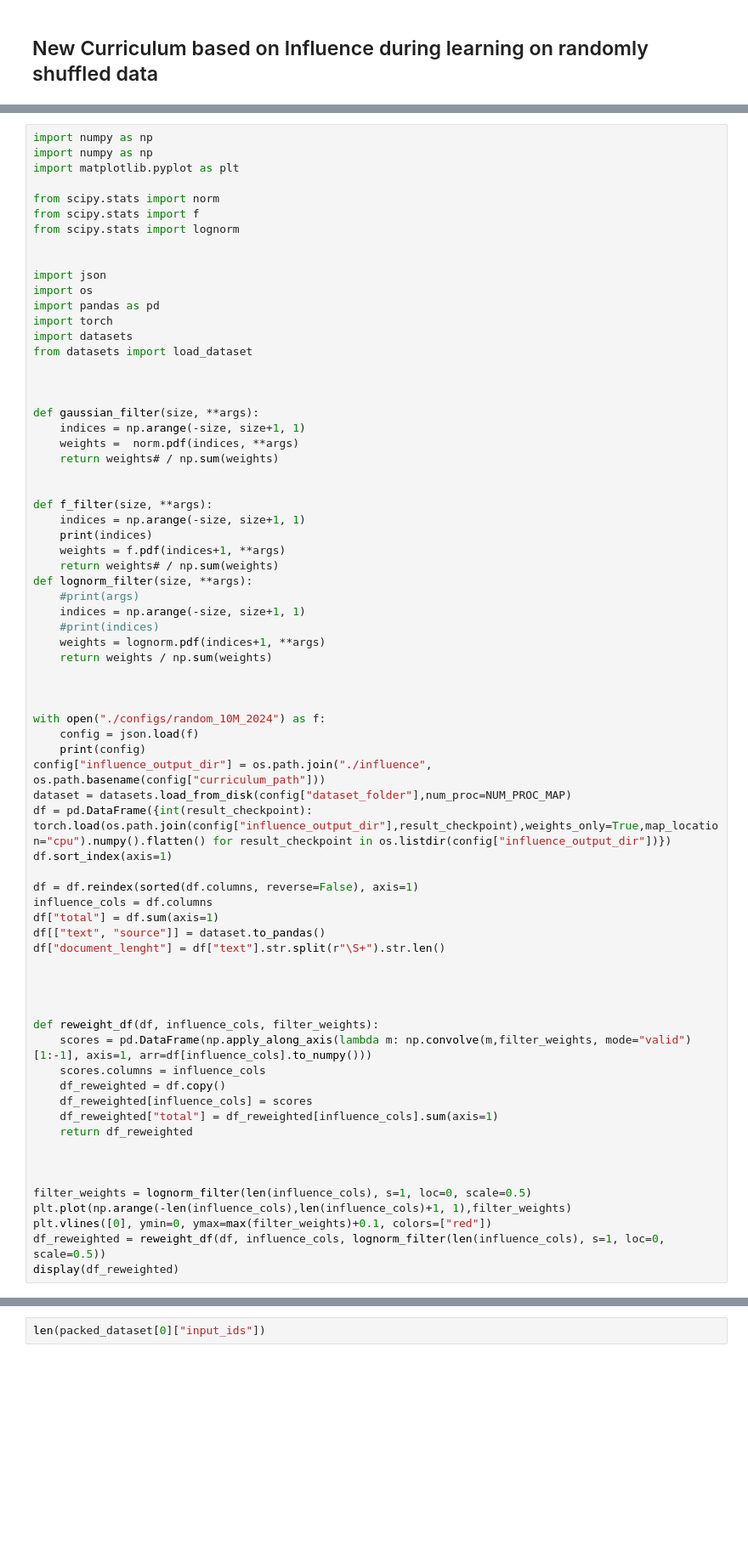
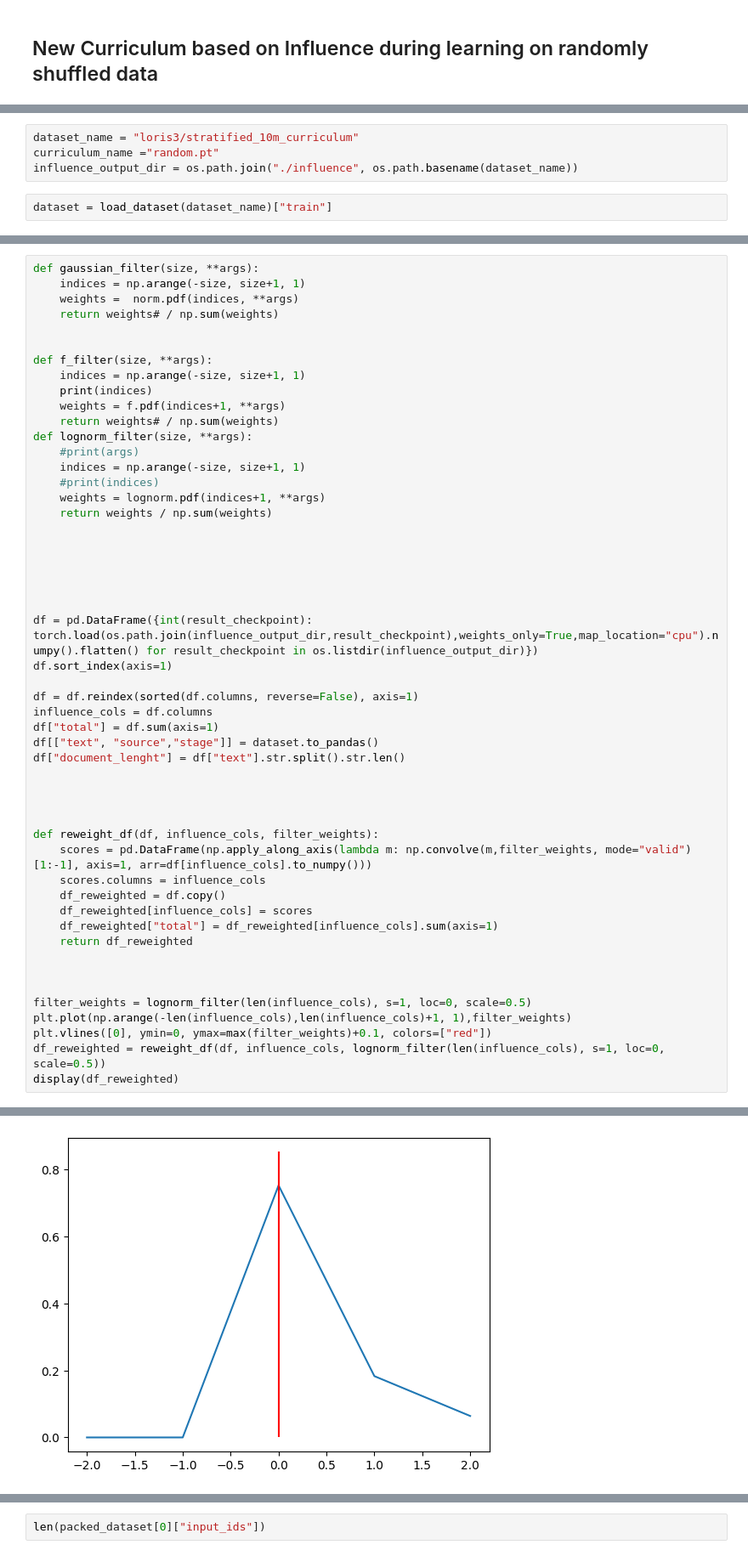
Before and after one commit to loris3/babylm, a Jupyter notebook: curricula.ipynb, the cells around one changed output, grey strips where cells are left out. Shown at 85% size. Saved outputs shown, nothing was run; the diff lists cells and outputs as text; blank space fills up the shorter version.

Commit message:
before reimplementing ifnfluence based curriculum creation

```diff
--- a/curricula.ipynb
+++ b/curricula.ipynb
@@ -412,0 +430,6 @@ gzfh9w0ufpokölm,ls.
+# %%
+dataset_name = "loris3/stratified_10m_curriculum"
+curriculum_name ="random.pt"
+influence_output_dir = os.path.join("./influence", os.path.basename(dataset_name))
+# %%
+dataset = load_dataset(dataset_name)["train"]
@@ -413,22 +454,4 @@ gzfh9w0ufpokölm,ls.
 # %%
-import numpy as np
-import numpy as np
-import matplotlib.pyplot as plt
-
-from scipy.stats import norm
-from scipy.stats import f
-from scipy.stats import lognorm
-
-
-import json
-import os
-import pandas as pd
-import torch
-import datasets
-from datasets import load_dataset
-
-
-
 def gaussian_filter(size, **args):
     indices = np.arange(-size, size+1, 1)
     weights =  norm.pdf(indices, **args)
@@ -449,19 +472,17 @@ def lognorm_filter(size, **args):
 
 
 
-with open("./configs/random_10M_2024") as f:
-    config = json.load(f)
-    print(config)
-config["influence_output_dir"] = os.path.join("./influence", os.path.basename(config["curriculum_path"]))
-dataset = datasets.load_from_disk(config["dataset_folder"],num_proc=NUM_PROC_MAP)
-df = pd.DataFrame({int(result_checkpoint): torch.load(os.path.join(config["influence_output_dir"],result_checkpoint),weights_only=True,map_location="cpu").numpy().flatten() for result_checkpoint in os.listdir(config["influence_output_dir"])})
+
+
+
+df = pd.DataFrame({int(result_checkpoint): torch.load(os.path.join(influence_output_dir,result_checkpoint),weights_only=True,map_location="cpu").numpy().flatten() for result_checkpoint in os.listdir(influence_output_dir)})
 df.sort_index(axis=1)
 
 df = df.reindex(sorted(df.columns, reverse=False), axis=1)
 influence_cols = df.columns
 df["total"] = df.sum(axis=1)
-df[["text", "source"]] = dataset.to_pandas()
-df["document_lenght"] = df["text"].str.split(r"\S+").str.len()
+df[["text", "source","stage"]] = dataset.to_pandas()
+df["document_lenght"] = df["text"].str.split().str.len()
 
 
 
@@ -481,3 +502,4 @@ plt.plot(np.arange(-len(influence_cols),len(influence_cols)+1, 1),filter_weights
 plt.vlines([0], ymin=0, ymax=max(filter_weights)+0.1, colors=["red"])
 df_reweighted = reweight_df(df, influence_cols, lognorm_filter(len(influence_cols), s=1, loc=0, scale=0.5))
 display(df_reweighted)
+# %% [output]
@@ -484,2 +519,3 @@ display(df_reweighted)
+[figure, added]
 # %%
 dataset
```
Also changed, not shown: parts of 7 cells of this notebook, 2 other files.
